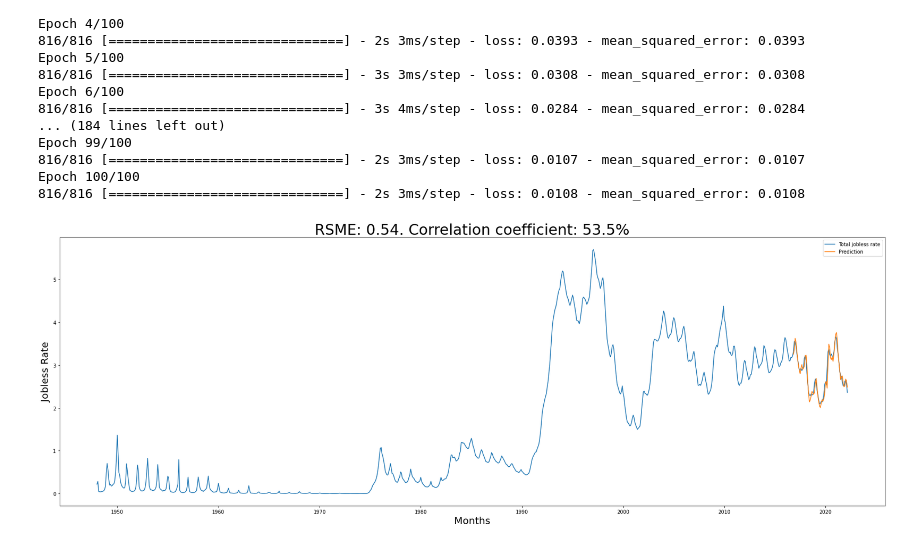
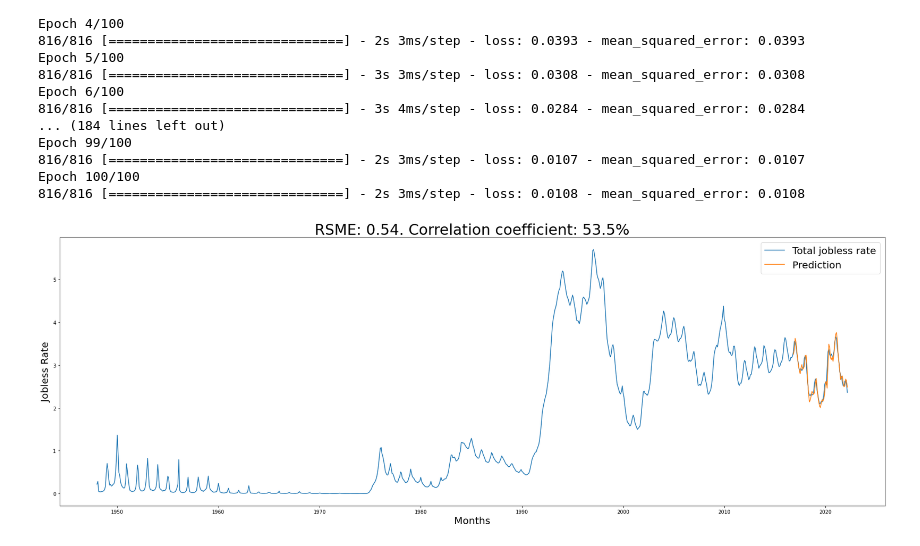
Before and after one commit to ale-camer/Data-Science, a Jupyter notebook: Switzerland_Jobless_Rate_Prediction.ipynb, the cells around one changed output. Cells and saved outputs as stored; diff of their text form; code cells hidden in the pictures.

```diff
--- a/Switzerland_Jobless_Rate_Prediction.ipynb
+++ b/Switzerland_Jobless_Rate_Prediction.ipynb
@@ -77,12 +77,12 @@ Epoch 100/100
 # %%
 plt.figure(figsize=(30,10)) # plot
 plt.plot(data.index, data['value'], label="Total jobless rate")
 plt.plot(test.index[window_size:], preds[window_size:], label="Prediction")
 plt.xlabel("Months",fontsize=20)
 plt.ylabel("Jobless Rate",fontsize=20)
 # plt.text(x=0.5,y=0.5,s=f"RSME: {round(rsme,2)}. Correlation coefficient: {round(corr*100,2)}%",fontsize=20)
 plt.title(f"RSME: {round(rsme,2)}. Correlation coefficient: {round(corr*100,2)}%",fontsize=30)
-plt.legend()
+plt.legend(fontsize=20)
 plt.show()
 # %% [output]
-[figure, old version]
+[figure, new version]
```
